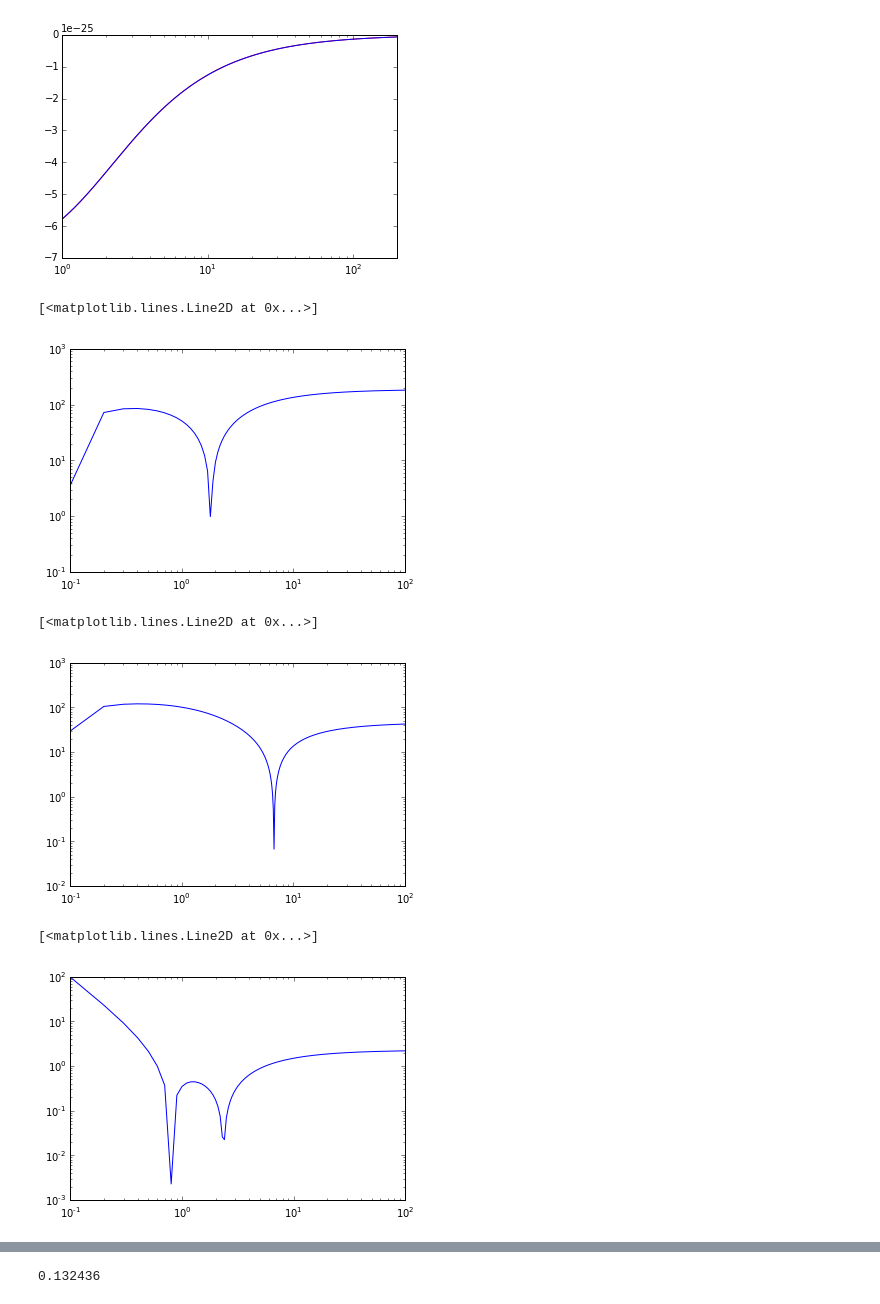
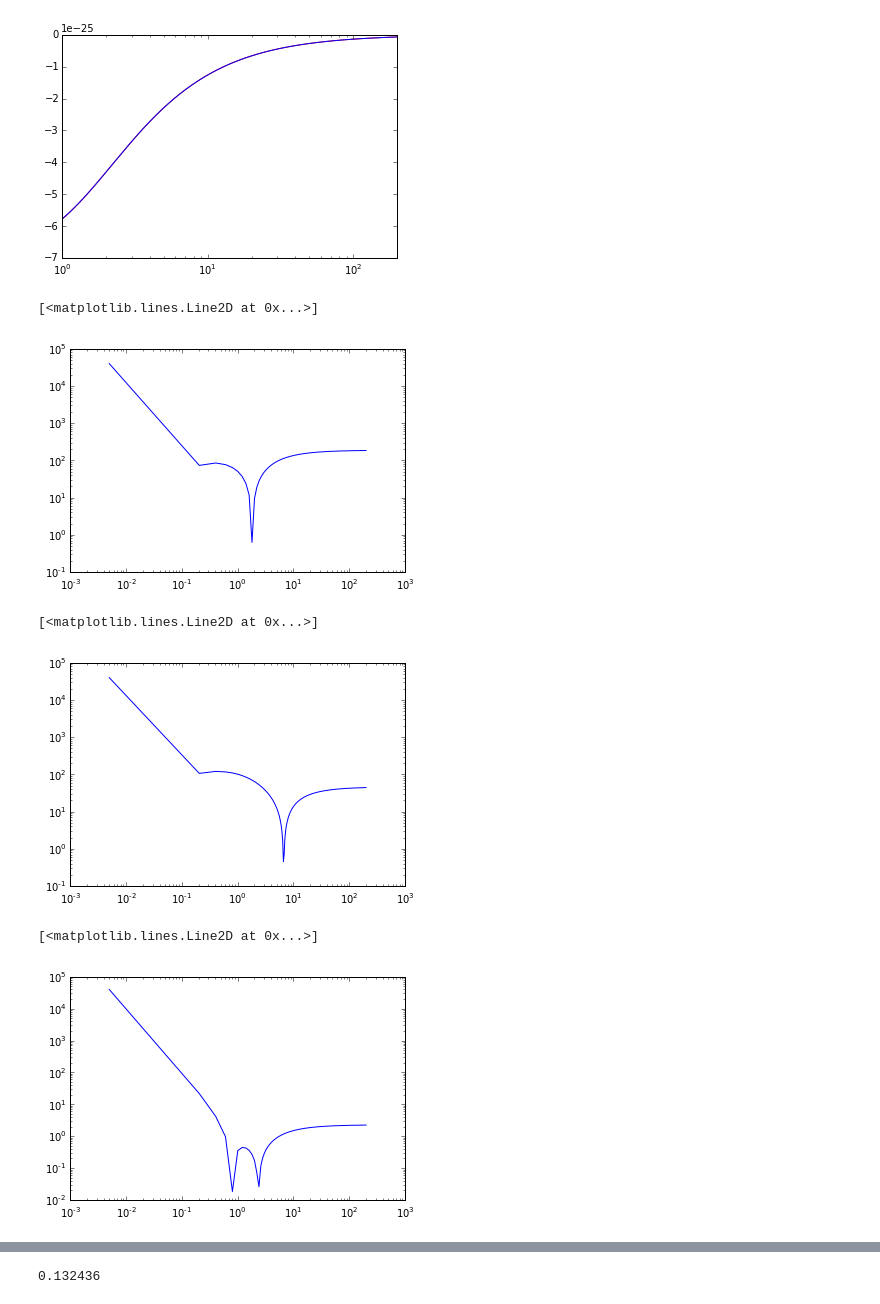
Before and after one commit to sophialilleengen/GC_actions, a Jupyter notebook: GC orbit class - test notebook.ipynb, the cells around one changed output, grey strips where cells are left out. Saved outputs shown, nothing was run; the diff lists cells and outputs as text; code cells hidden in the pictures.

Commit message:
wider plot ranges

```diff
--- a/GC orbit class - test notebook.ipynb
+++ b/GC orbit class - test notebook.ipynb
@@ -73,29 +73,29 @@ plt.xlim(1,200)
 n=986
 L=test.angularmom(x[n],y[n],z[n],vx[n],vy[n],vz[n])[0]
 E=test.energy(x[n],y[n],z[n],vx[n],vy[n],vz[n])
-r=np.linspace(0.1,100,1000)
+r=np.linspace(0.005,200,1000)
 plt.loglog(r,test._periapocenter_aux(r=r,E=E,L=L))
 # %% [output]
 [<matplotlib.lines.Line2D at 0x...>]
-[figure, old version]
+[figure, new version]
 # %%
 n=1786
 L=test.angularmom(x[n],y[n],z[n],vx[n],vy[n],vz[n])[0]
 E=test.energy(x[n],y[n],z[n],vx[n],vy[n],vz[n])
-r=np.linspace(0.1,100,1000)
+r=np.linspace(0.005,200,1000)
 plt.loglog(r,test._periapocenter_aux(r=r,E=E,L=L))
 # %% [output]
 [<matplotlib.lines.Line2D at 0x...>]
-[figure, old version]
+[figure, new version]
 # %%
 n=65499
 L=test.angularmom(x[n],y[n],z[n],vx[n],vy[n],vz[n])[0]
 E=test.energy(x[n],y[n],z[n],vx[n],vy[n],vz[n])
-r=np.linspace(0.1,100,1000)
+r=np.linspace(0.005,200,1000)
 plt.loglog(r,test._periapocenter_aux(r=r,E=E,L=L))
 # %% [output]
 [<matplotlib.lines.Line2D at 0x...>]
-[figure, old version]
+[figure, new version]
 # %%
 #test if GCorbit.orbit_integration is right
 #n=178690
```
Also changed, not shown: parts of 2 cells of this notebook.
